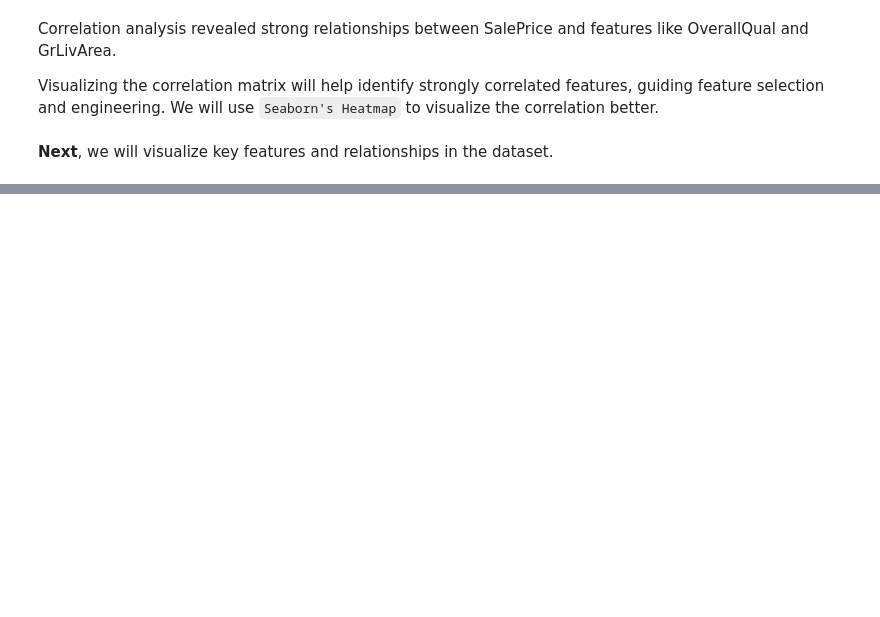
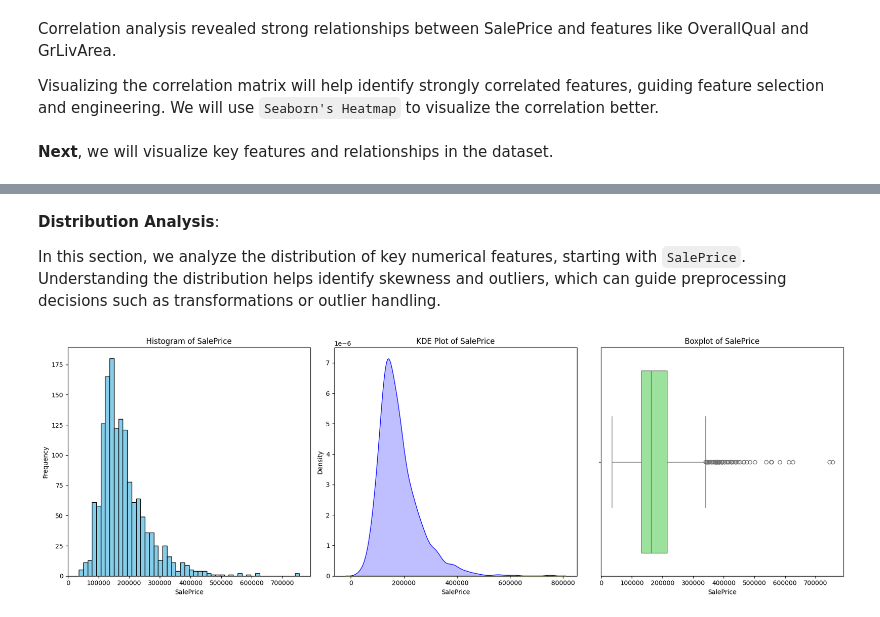
Before and after one commit to otuemre/HousePricingML, a Jupyter notebook: src/notebooks/housePricingML.ipynb, the cells around one changed output, grey strips where cells are left out. Saved outputs shown, nothing was run; the diff lists cells and outputs as text; code cells hidden in the pictures; blank space fills up the shorter version.

```diff
--- a/src/notebooks/housePricingML.ipynb
+++ b/src/notebooks/housePricingML.ipynb
@@ -256,0 +290,32 @@ Visualizing the correlation matrix will help identify strongly correlated featur
+# %% [markdown]
+**Distribution Analysis**:
+
+In this section, we analyze the distribution of key numerical features, starting with `SalePrice`. Understanding the distribution helps identify skewness and outliers, which can guide preprocessing decisions such as transformations or outlier handling.
+# %%
+# Create a figure with subplots
+fig, axes = plt.subplots(1, 3, figsize=(18, 6))
+
+# Histogram
+axes[0].hist(df['SalePrice'], bins=50, color='skyblue', edgecolor='black')
+axes[0].set_title('Histogram of SalePrice')
+axes[0].set_xlabel('SalePrice')
+axes[0].set_ylabel('Frequency')
+
+# KDE Plot
+sns.kdeplot(df['SalePrice'], fill=True, ax=axes[1], color='blue')
+axes[1].set_title('KDE Plot of SalePrice')
+axes[1].set_xlabel('SalePrice')
+
+# Boxplot
+sns.boxplot(x=df['SalePrice'], ax=axes[2], color='lightgreen')
+axes[2].set_title('Boxplot of SalePrice')
+axes[2].set_xlabel('SalePrice')
+
+# Adjust layout
+plt.tight_layout()
+
+# Save the plot
+plt.savefig('../images/saleprice_distribution_analysis.png', dpi=300, bbox_inches='tight')
+plt.show()
+# %% [output]
+[figure, added]
```
Also changed, not shown: parts of 17 cells of this notebook, 6 other files.
